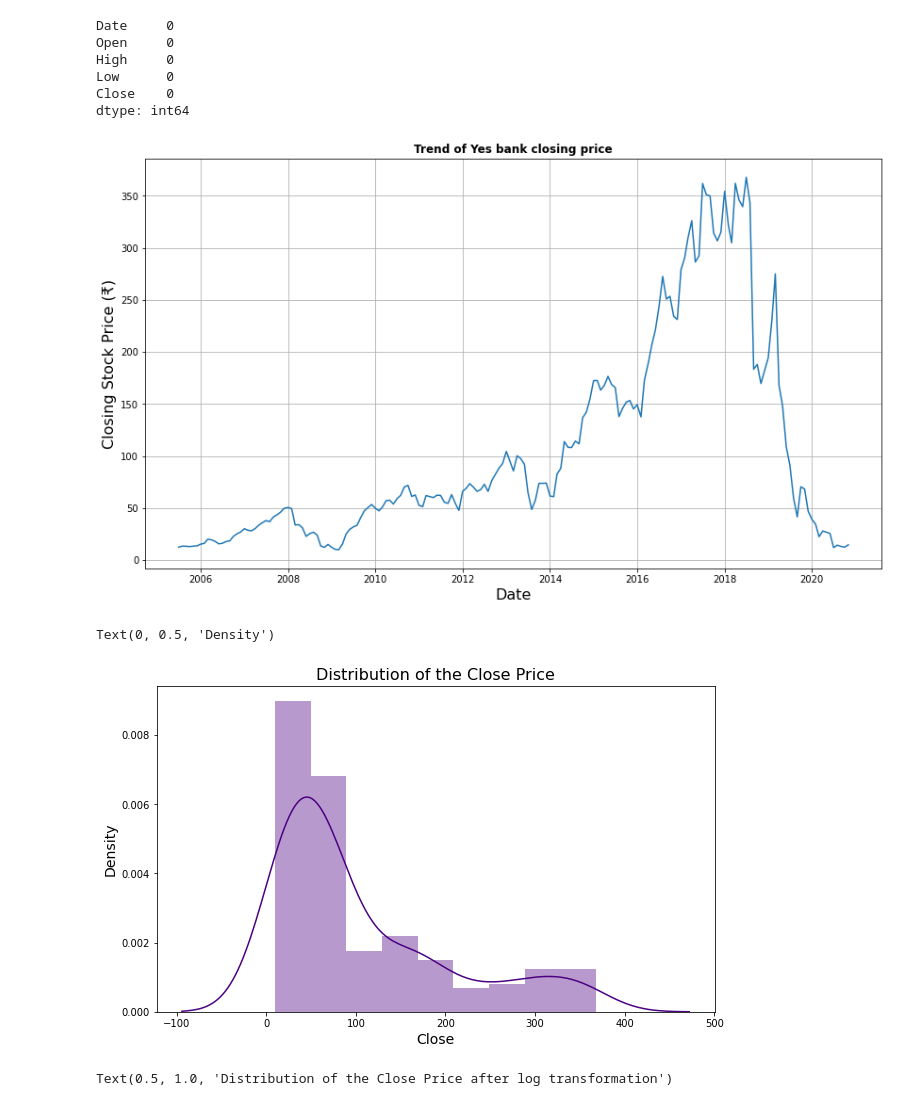
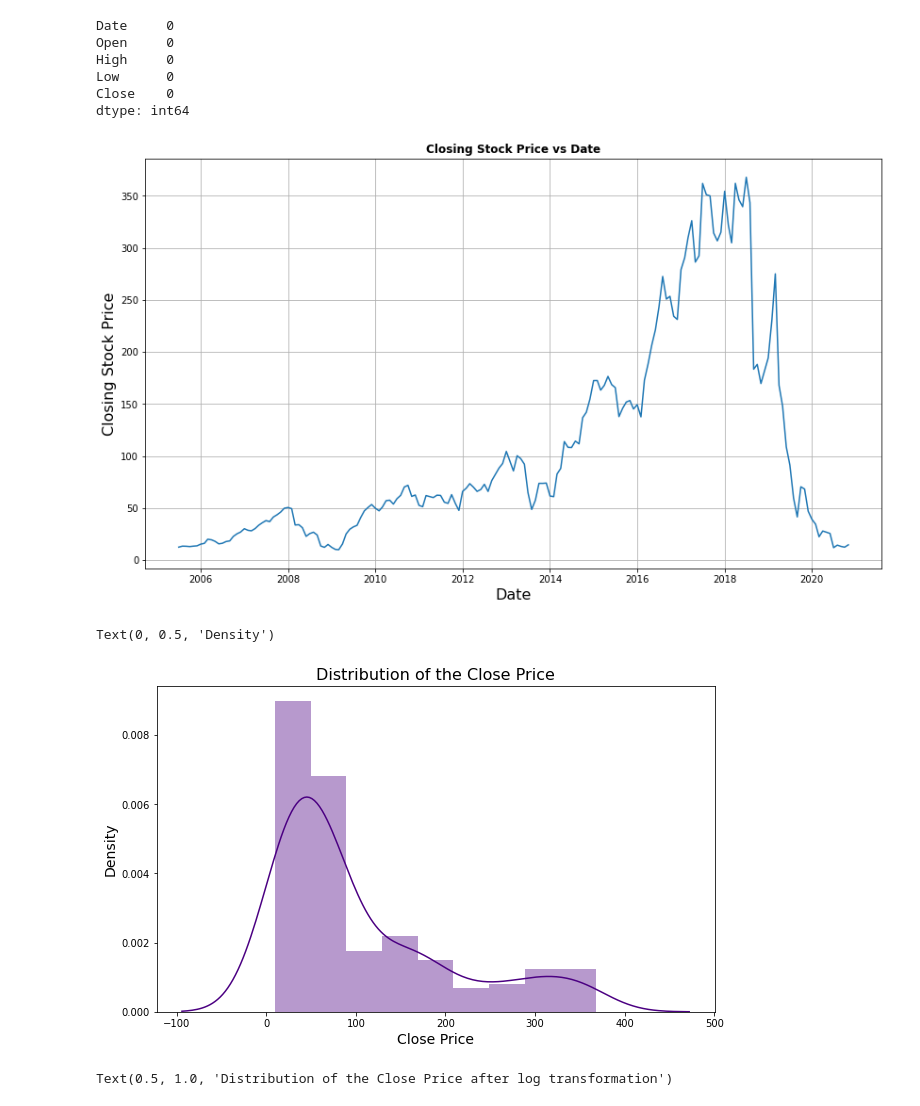
Before and after one commit to ramank123/Yes-Bank-Stock-Closing-Price-Prediction, a Jupyter notebook: Yes_Bank_Stock_Closing_Price_Prediction.ipynb, the cells around one changed output. Drawn from its saved outputs; the diff is of its cells as text; code cells hidden in the pictures.

```diff
--- a/Yes_Bank_Stock_Closing_Price_Prediction.ipynb
+++ b/Yes_Bank_Stock_Closing_Price_Prediction.ipynb
@@ -136,26 +113,26 @@ Low      0
 Close    0
 dtype: int64
 # %%
-# trend of dependent variable
+# Trend of Dependent Variable
 plt.figure(figsize = (14,8))
 plt.grid(True)
-plt.title('Trend of Yes bank closing price',fontweight = 'bold')
+plt.title('Closing Stock Price vs Date',fontweight = 'bold')
 plt.plot(df['Date'],df['Close'])
 plt.xlabel('Date',fontsize = 16)
-plt.ylabel('Closing Stock Price (₹)',fontsize = 16)
+plt.ylabel('Closing Stock Price',fontsize = 16)
 plt.show()
 # %% [output]
-[figure, old version]
+[figure, new version]
 # %%
-#Checking the distribution of our dependent variable
+#Distribution of Dependent Variable
 plt.figure(figsize = (10,6))
 sns.distplot(df['Close'],color = 'indigo')
 plt.title('Distribution of the Close Price',fontsize = 16)
-plt.xlabel('Close',fontsize = 14)
+plt.xlabel('Close Price',fontsize = 14)
 plt.ylabel('Density',fontsize = 14)
 # %% [output]
 Text(0, 0.5, 'Density')
-[figure, old version]
+[figure, new version]
 # %%
 #Distribution after applying Log Transformation
 plt.figure(figsize = (10,6))
```
Also changed, not shown: parts of 55 cells of this notebook.
